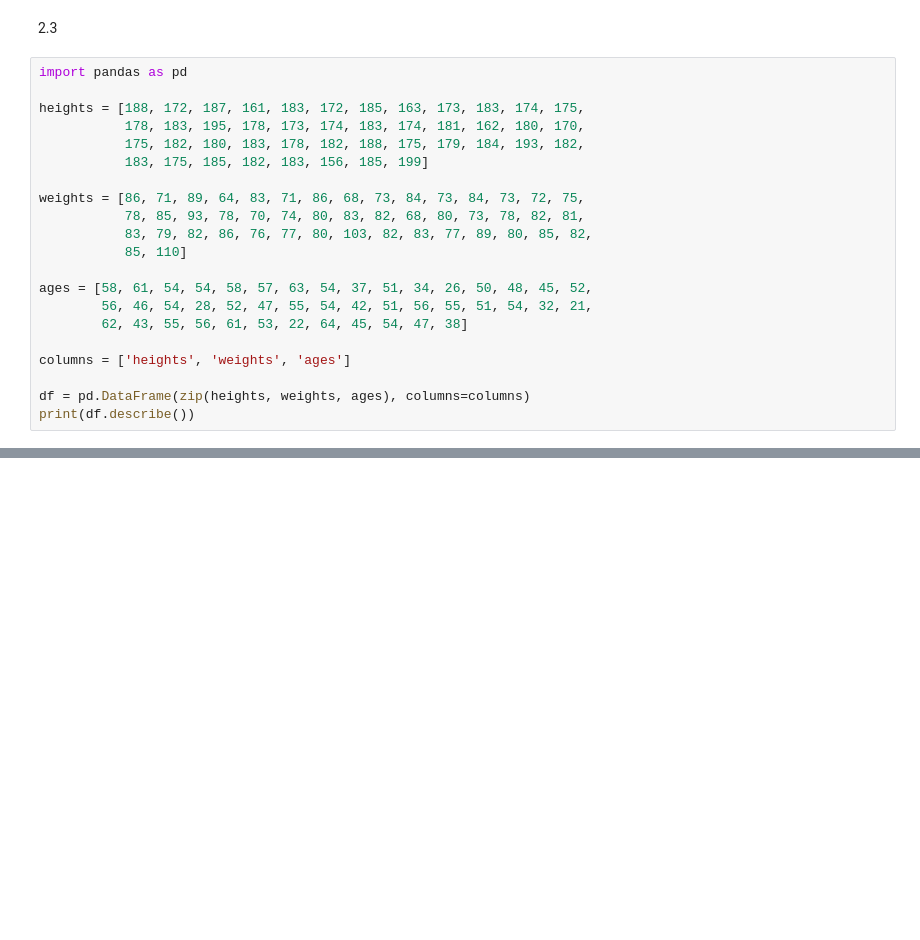
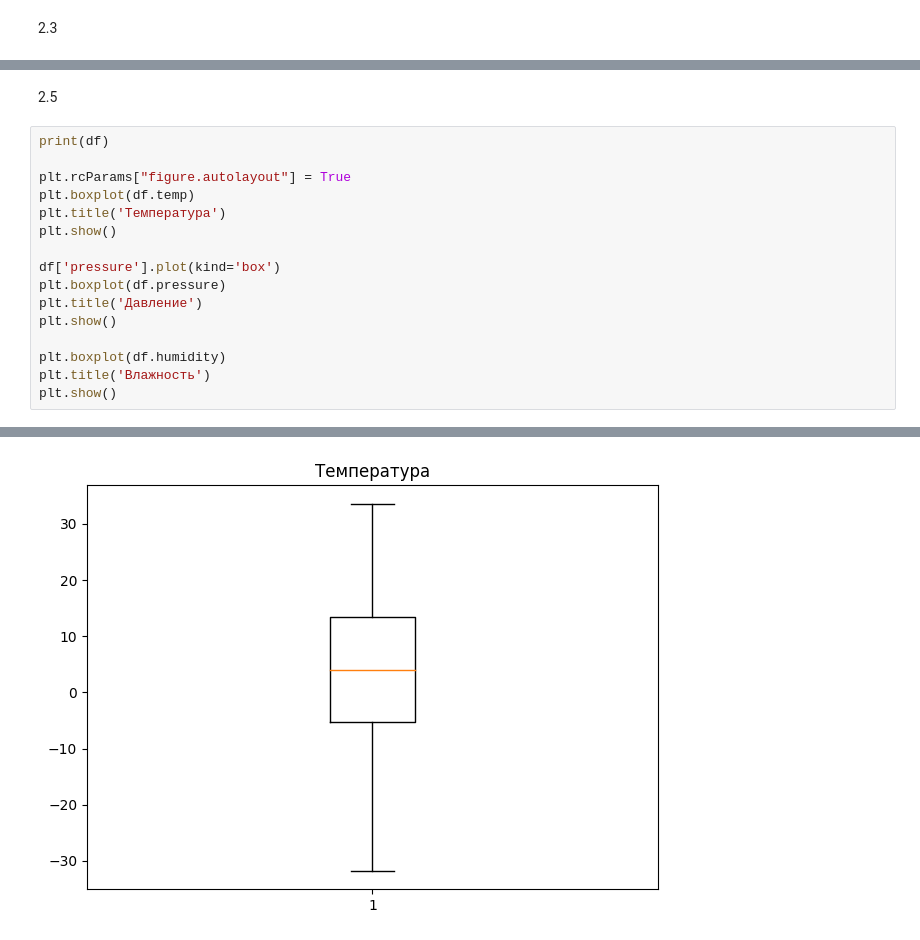
Before and after one commit to vikazhabskaya/2221, a Jupyter notebook: 2.ipynb, the cells around one changed output, grey strips where cells are left out. Saved outputs shown, nothing was run; the diff lists cells and outputs as text; blank space fills up the shorter version.

```diff
--- a/2.ipynb
+++ b/2.ipynb
@@ -101,23 +57,2 @@ dtype: float64
 # %% [markdown]
 2.3
-# %%
-import pandas as pd
-
-heights = [188, 172, 187, 161, 183, 172, 185, 163, 173, 183, 174, 175,
-           178, 183, 195, 178, 173, 174, 183, 174, 181, 162, 180, 170,
-           175, 182, 180, 183, 178, 182, 188, 175, 179, 184, 193, 182,
-           183, 175, 185, 182, 183, 156, 185, 199]
-
-weights = [86, 71, 89, 64, 83, 71, 86, 68, 73, 84, 73, 84, 73, 72, 75,
-           78, 85, 93, 78, 70, 74, 80, 83, 82, 68, 80, 73, 78, 82, 81,
-           83, 79, 82, 86, 76, 77, 80, 103, 82, 83, 77, 89, 80, 85, 82,
-           85, 110]
-
-ages = [58, 61, 54, 54, 58, 57, 63, 54, 37, 51, 34, 26, 50, 48, 45, 52,
-        56, 46, 54, 28, 52, 47, 55, 54, 42, 51, 56, 55, 51, 54, 32, 21,
-        62, 43, 55, 56, 61, 53, 22, 64, 45, 54, 47, 38]
-
-columns = ['heights', 'weights', 'ages']
-
-df = pd.DataFrame(zip(heights, weights, ages), columns=columns)
-print(df.describe())
@@ -133,0 +95,19 @@ max    199.000000  103.000000  64.000000
+# %% [markdown]
+2.5
+# %%
+print(df)
+
+plt.rcParams["figure.autolayout"] = True
+plt.boxplot(df.temp)
+plt.title('Температура')
+plt.show()
+
+df['pressure'].plot(kind='box')
+plt.boxplot(df.pressure)
+plt.title('Давление')
+plt.show()
+
+plt.boxplot(df.humidity)
+plt.title('Влажность')
+plt.show()
+# %% [output]
@@ -133,0 +128 @@ max    199.000000  103.000000  64.000000
+[figure, added]
```
Also changed, not shown: parts of 11 cells of this notebook, 6 other files.
